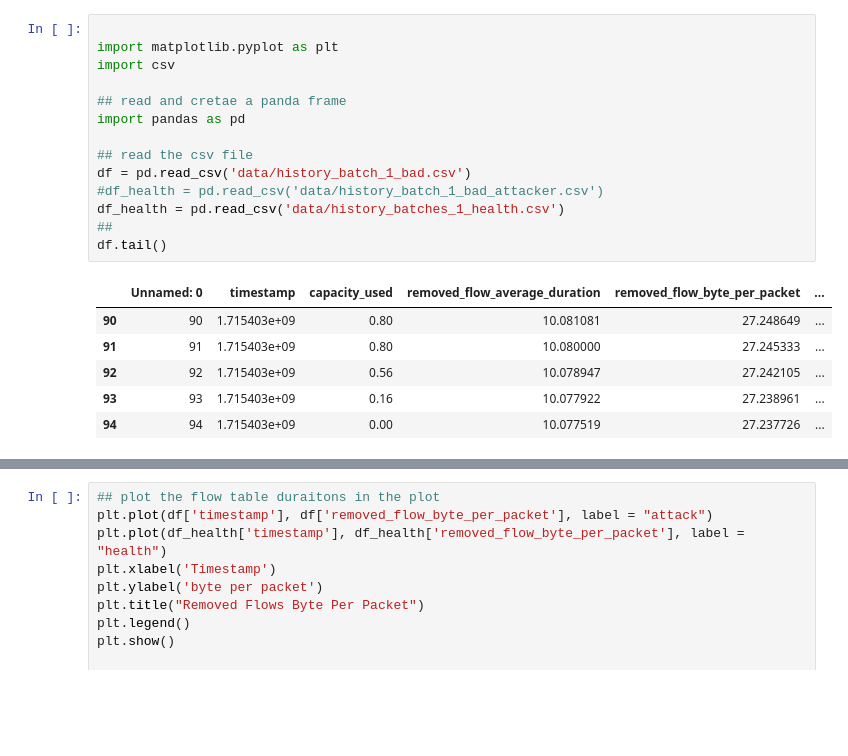
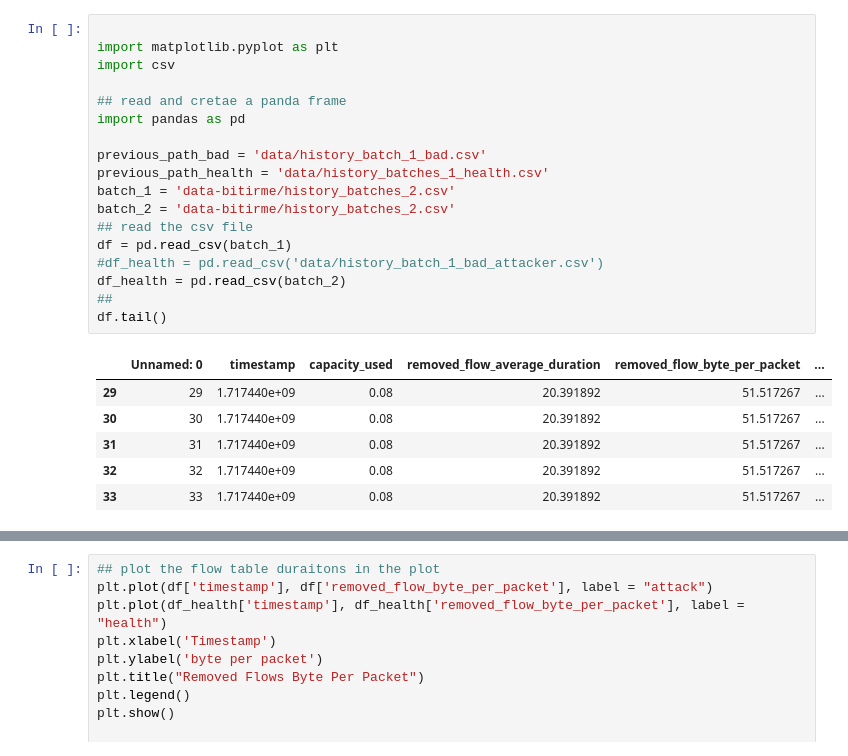
Before and after one commit to mervegrbz/492-Project, a Jupyter notebook: plot.ipynb, the cells around one changed output, grey strips where cells are left out. Drawn from its saved outputs; the diff is of its cells as text; blank space fills up the shorter version.

```diff
--- a/plot.ipynb
+++ b/plot.ipynb
@@ -1,24 +1,28 @@
 # %%
 
 import matplotlib.pyplot as plt
 import csv
 
 ## read and cretae a panda frame
 import pandas as pd
 
+previous_path_bad = 'data/history_batch_1_bad.csv'
+previous_path_health = 'data/history_batches_1_health.csv'
+batch_1 = 'data-bitirme/history_batches_2.csv'
+batch_2 = 'data-bitirme/history_batches_2.csv'
 ## read the csv file
-df = pd.read_csv('data/history_batch_1_bad.csv')
+df = pd.read_csv(batch_1)
 #df_health = pd.read_csv('data/history_batch_1_bad_attacker.csv')
-df_health = pd.read_csv('data/history_batches_1_health.csv')
+df_health = pd.read_csv(batch_2)
 ##
 df.tail()
 # %% [output]
 |  | Unnamed: 0 | timestamp | capacity_used | removed_flow_average_duration | removed_flow_byte_per_packet | ... |
-| 90 | 90 | 1.715403e+09 | 0.80 | 10.081081 | 27.248649 | ... |
-| 91 | 91 | 1.715403e+09 | 0.80 | 10.080000 | 27.245333 | ... |
-| 92 | 92 | 1.715403e+09 | 0.56 | 10.078947 | 27.242105 | ... |
-| 93 | 93 | 1.715403e+09 | 0.16 | 10.077922 | 27.238961 | ... |
-| 94 | 94 | 1.715403e+09 | 0.00 | 10.077519 | 27.237726 | ... |
+| 29 | 29 | 1.717440e+09 | 0.08 | 20.391892 | 51.517267 | ... |
+| 30 | 30 | 1.717440e+09 | 0.08 | 20.391892 | 51.517267 | ... |
+| 31 | 31 | 1.717440e+09 | 0.08 | 20.391892 | 51.517267 | ... |
+| 32 | 32 | 1.717440e+09 | 0.08 | 20.391892 | 51.517267 | ... |
+| 33 | 33 | 1.717440e+09 | 0.08 | 20.391892 | 51.517267 | ... |
 # %%
 #show the capacity used in Tim
 ## timestamp is like 1715339594.1680713 delete the digits after the point
```
Also changed, not shown: parts of 1 cell of this notebook, 27 other files.
